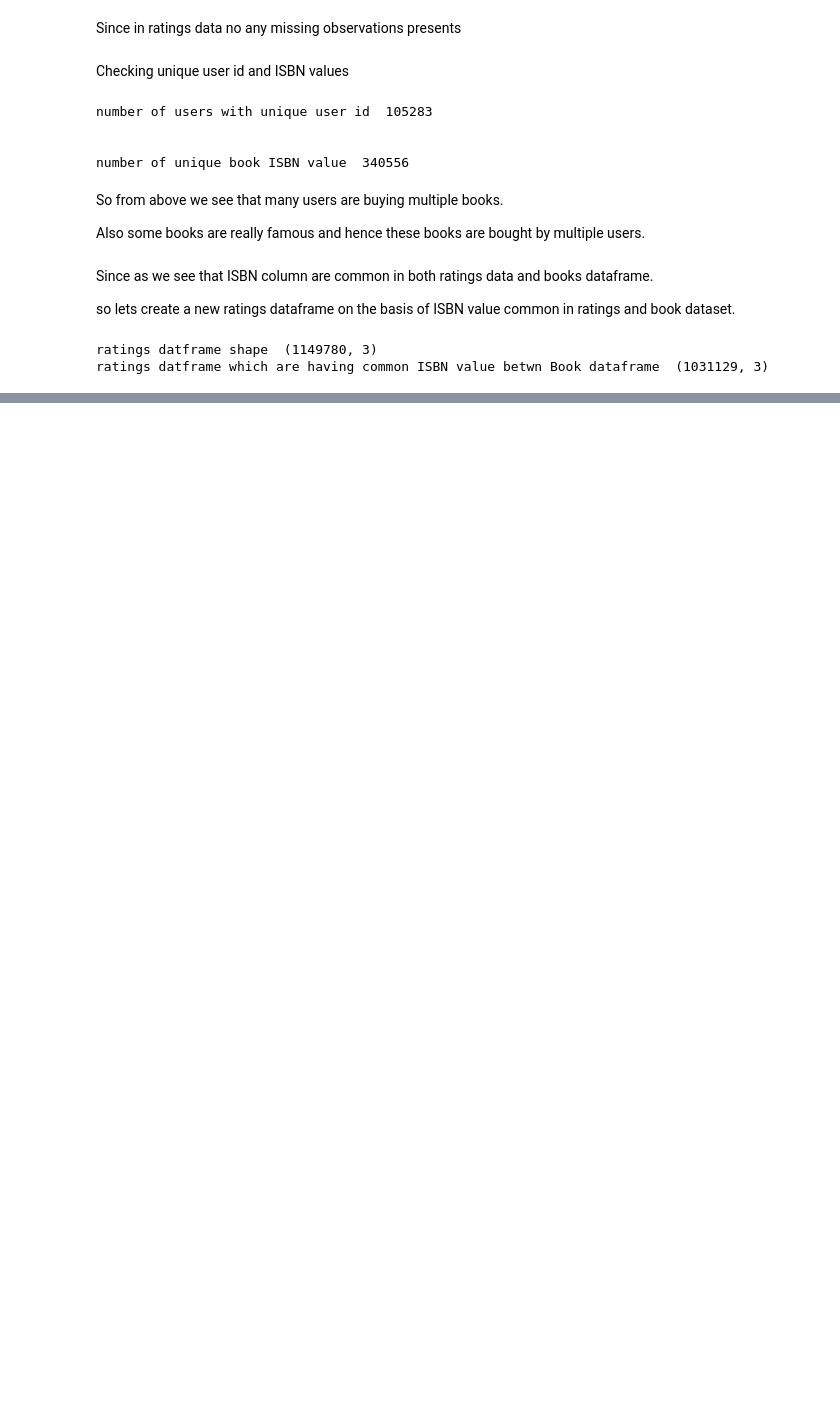
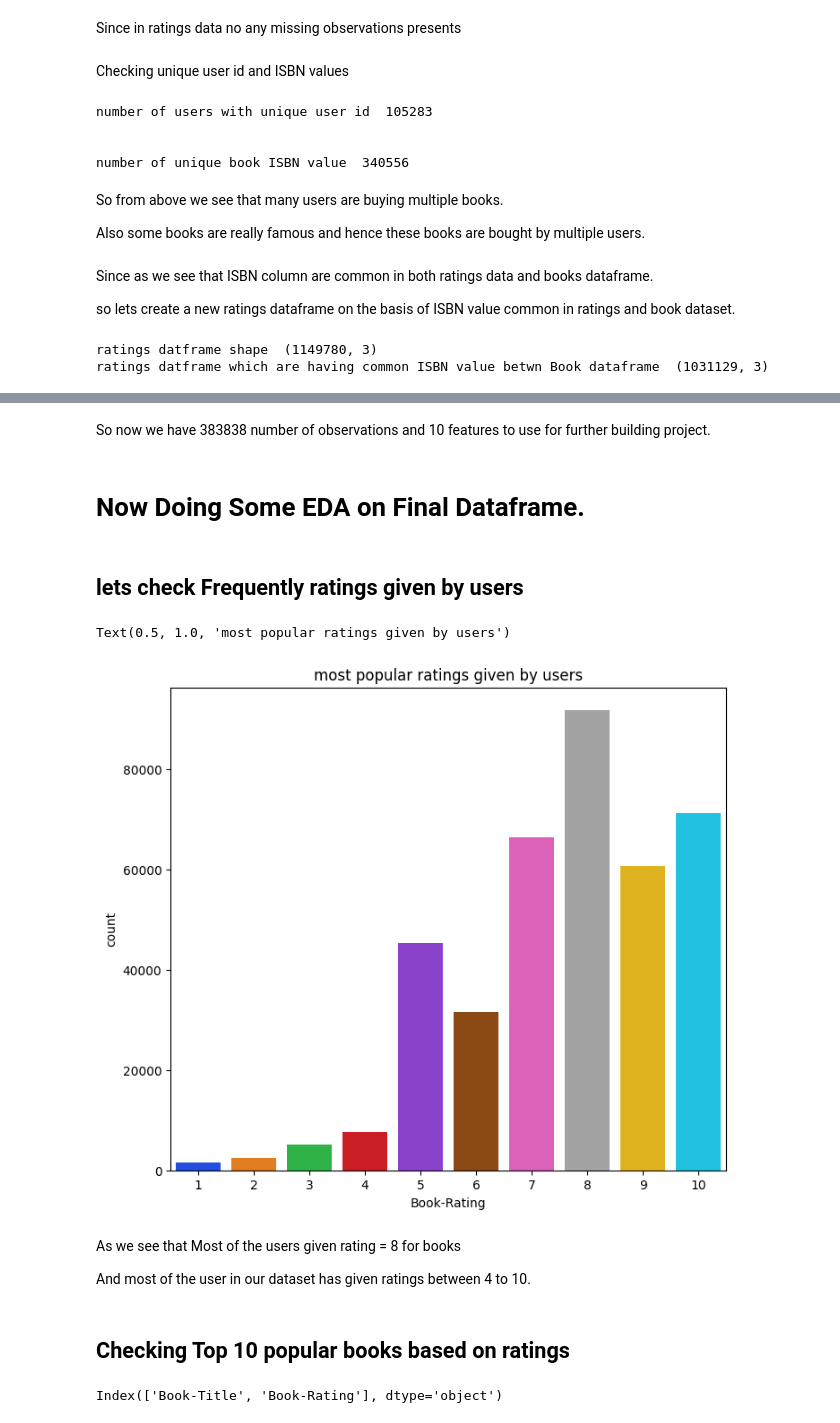
Before and after one commit to Suraj-7077/Unsupervised-ML-Book-Recommendation-system-Model, a Jupyter notebook: Unsupervised_ML_Capstone_Project_IV_.ipynb, the cells around one changed output, grey strips where cells are left out. Cells and saved outputs as stored; diff of their text form; code cells hidden in the pictures; blank space fills up the shorter version.

Commit message:
Merging data and doing EDA

```diff
--- a/Unsupervised_ML_Capstone_Project_IV_.ipynb
+++ b/Unsupervised_ML_Capstone_Project_IV_.ipynb
@@ -729,0 +785,4 @@ ratings datframe which are having common ISBN value betwn Book dataframe  (10311
+# %%
+explicit_ratings = ratings_df_new[ratings_df_new['Book-Rating'] !=0]
+
+implicit_ratings = ratings_df_new[ratings_df_new['Book-Rating'] ==0]
@@ -729,0 +861,2 @@ ratings datframe which are having common ISBN value betwn Book dataframe  (10311
+# %%
+df_of_book_and_ratings = pd.merge(book_df, explicit_ratings, on='ISBN', how= 'inner')
@@ -729,0 +876,2 @@ ratings datframe which are having common ISBN value betwn Book dataframe  (10311
+# %%
+final_df = pd.merge(df_of_book_and_ratings,user_df, on='User-ID', how='inner')
@@ -729,0 +913,23 @@ ratings datframe which are having common ISBN value betwn Book dataframe  (10311
+# %% [markdown]
+So now we have 383838 number of observations and 10 features to use for further building project.
+# %% [markdown]
+# Now Doing Some EDA on Final Dataframe.
+# %% [markdown]
+## lets check Frequently ratings given by users
+# %%
+plt.figure(figsize=(8,7))
+sns.countplot(data=final_df, x='Book-Rating', palette='bright')
+plt.title('most popular ratings given by users')
+# %% [output]
+Text(0.5, 1.0, 'most popular ratings given by users')
+[figure, added]
+# %% [markdown]
+As we see that Most of the users given rating = 8 for books
+
+And most of the user in our dataset has given ratings between  4 to 10.
+# %% [markdown]
+## Checking Top 10 popular books based on ratings
+# %%
+popular_books_df.columns
+# %% [output]
+Index(['Book-Title', 'Book-Rating'], dtype='object')
```
Also changed, not shown: parts of 31 cells of this notebook.
